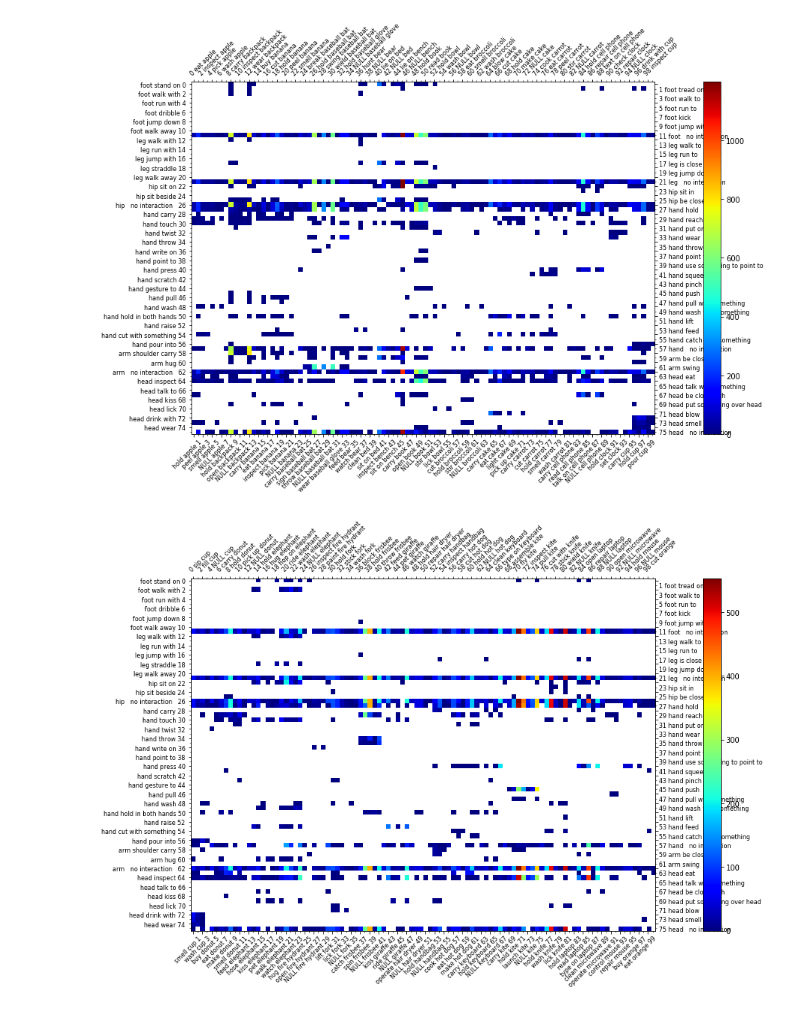
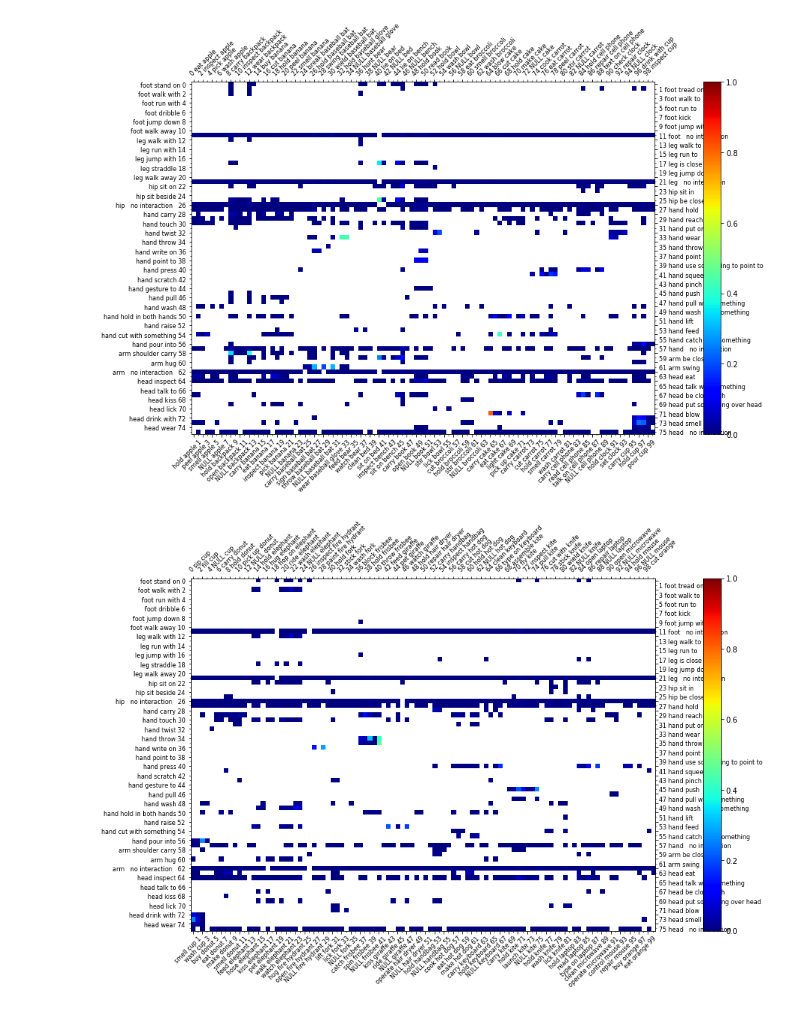
Before and after one commit to alessiosarullo/PartHOIZS, a Jupyter notebook: analysis/analyse_hico_hake.ipynb, the cells around one changed output. Saved outputs shown, nothing was run; the diff lists cells and outputs as text; code cells hidden in the pictures.

```diff
--- a/analysis/analyse_hico_hake.ipynb
+++ b/analysis/analyse_hico_hake.ipynb
@@ -17,7 +19,8 @@ inters = hh.split_annotations[split]
 # %%
-parts = hh.split_part_annotations[split]
+part_actions = hh.split_part_annotations[split]
 
-part_inters_cooccs = parts.T @ inters
+pstate_inters_cooccs = part_actions.T @ inters
+pstate_inters_cooccs /= pstate_inters_cooccs.sum(axis=1, keepdims=True)
 
 inter_strs = [f'{hh.actions[a] if a > 0 else "NULL"} {hh.objects[o]}'
               for a, o in hh.interactions]
@@ -25,7 +28,7 @@ part_action_strs = [f'{p} {a}'
                     for p, a in hh.part_actions_pairs]
 
 for i in range(6):
-    plot_mat(part_inters_cooccs[:, i*100:(i+1)*100],
+    plot_mat(pstate_inters_cooccs[:, i*100:(i+1)*100],
              xticklabels=inter_strs[i*100:(i+1)*100],
              yticklabels=part_action_strs,
              zero_color=[1, 1, 1])
@@ -35,2 +38,2 @@ for i in range(6):
-[figure, old version]
+[figure, new version]
-[figure, old version]
+[figure, new version]
```
Also changed, not shown: parts of 5 cells of this notebook, 45 other files.
